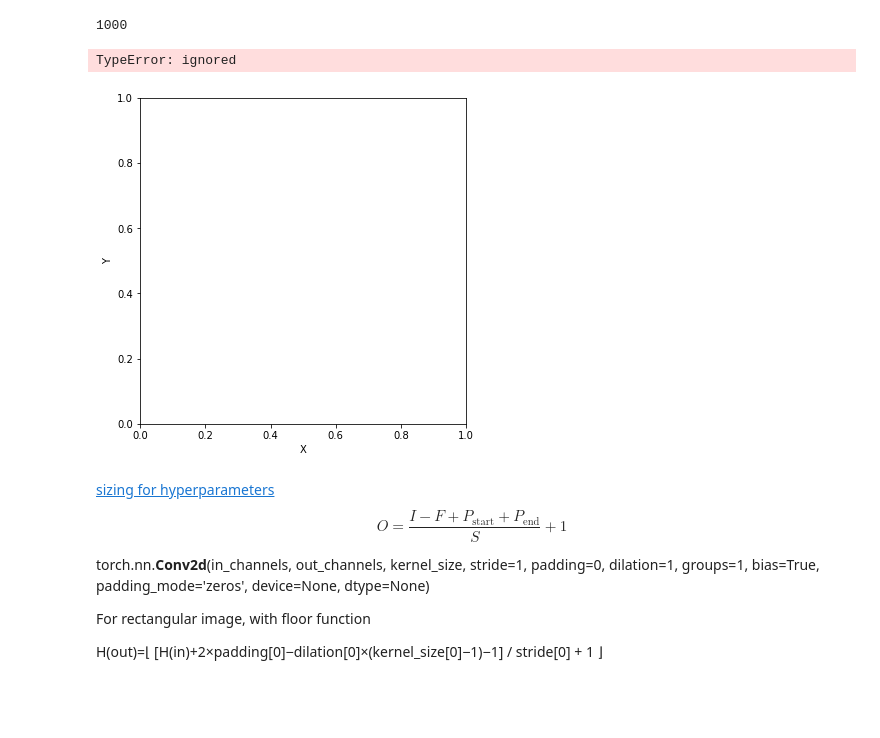
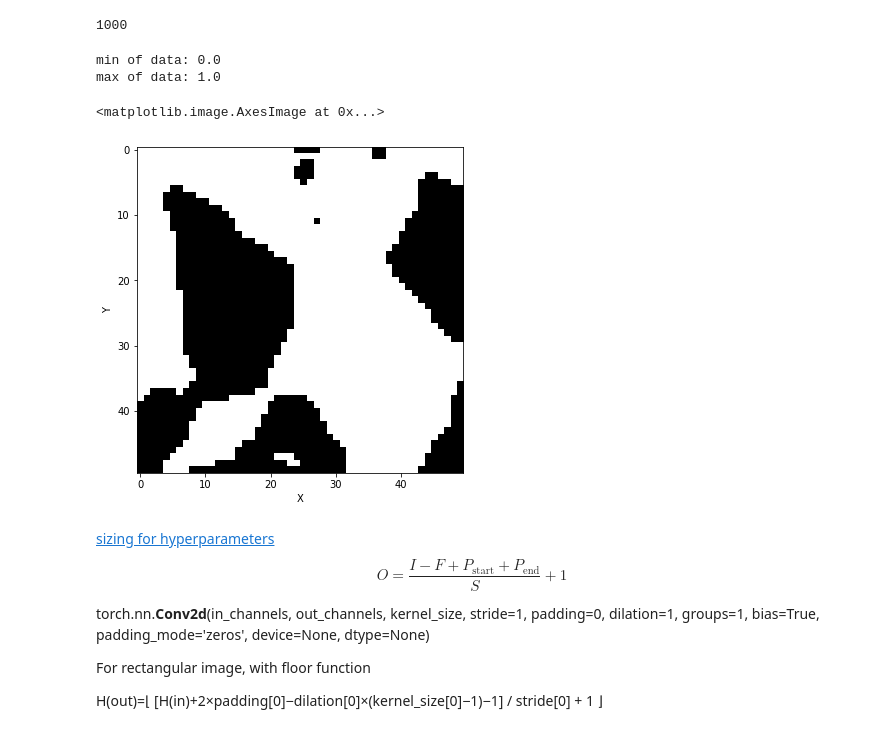
Before and after one commit to HemiaoZhang/CEE316Project, a Jupyter notebook: 2-cnn-autoencoder.ipynb, the cells around one changed output. Cells and saved outputs as stored; diff of their text form; code cells hidden in the pictures; blank space fills up the shorter version.

```diff
--- a/2-cnn-autoencoder.ipynb
+++ b/2-cnn-autoencoder.ipynb
@@ -25,7 +25,7 @@ Mounted at /content/gdrive
 /content/gdrive/MyDrive/Colab Notebooks/CEE316
 # %%
 # 1,000 = 16 * 62 + 8
-data_set = torch.utils.data.TensorDataset(torch.tensor(img3d[:,:28,:28].reshape(1000,1,28,28), dtype=torch.float32))
+data_set = torch.utils.data.TensorDataset(torch.tensor(img3d[:,:50,:50].reshape(1000,1,50,50), dtype=torch.float32))
 data_loader = torch.utils.data.DataLoader(dataset=data_set, \
                                           batch_size=16, \
                                           shuffle=True)
@@ -35,11 +35,15 @@ len(data_loader.dataset)
 # %%
 fig, ax = plt.subplots(figsize=(6, 6))
 ax.set_xlabel("X")
 ax.set_ylabel("Y")
-ax.imshow(data_loader.dataset[0][0], cmap='gray')
+print(f'min of data: {torch.min(data_loader.dataset[0][0])}')
+print(f'max of data: {torch.max(data_loader.dataset[0][0])}')
+ax.imshow(data_loader.dataset[0][0].reshape(50,50).detach().numpy(), cmap='gray')
 # %% [output]
-TypeError: ignored
+min of data: 0.0
+max of data: 1.0
+<matplotlib.image.AxesImage at 0x...>
-[figure, old version]
+[figure, new version]
 # %% [markdown]
 [sizing for hyperparameters](https://stanford.edu/~shervine/teaching/cs-230/cheatsheet-convolutional-neural-networks)
 $$
```
Also changed, not shown: parts of 4 cells of this notebook, 1 other file.
